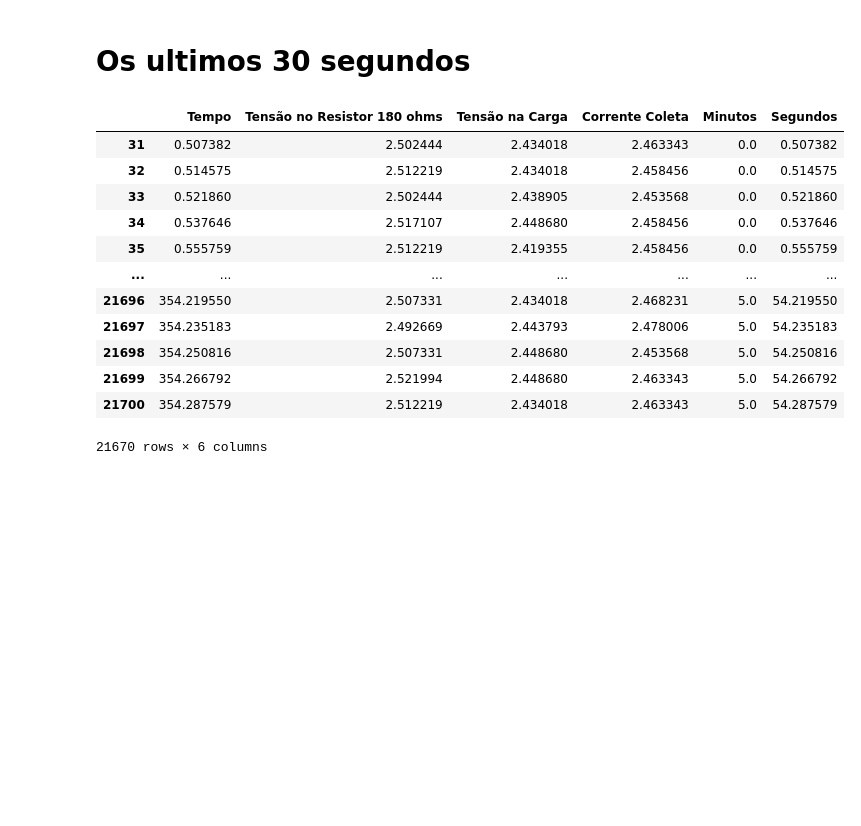
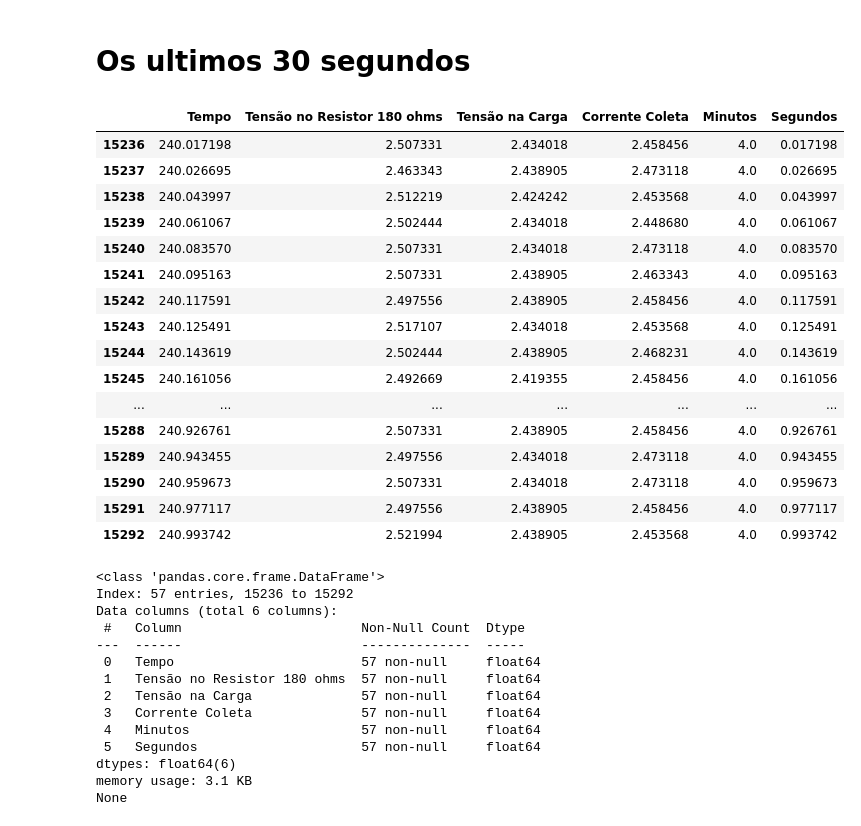
Before and after one commit to joaosnet/ArduinoSinaisEletricos, a Jupyter notebook: plot.ipynb, the cells around one changed output. Saved outputs shown, nothing was run; the diff lists cells and outputs as text; code cells hidden in the pictures; blank space fills up the shorter version.

```diff
--- a/plot.ipynb
+++ b/plot.ipynb
@@ -160,23 +255,42 @@ plt.show()
 # Os ultimos 30 segundos
 # %%
 # Selecionamos apenas os 30 ultimos segundos como tail do transiente
-amostras = df[df['Tempo'] > 0.5]
+amostras = df[(df['Minutos']>=4) & (df['Segundos'] >= 0) & (df['Minutos'] < 5) & (df['Segundos'] <= 1)] # Minutos	Segundos
 
 display(amostras)
+print(amostras.info())
 # %% [output]
 |  | Tempo | Tensão no Resistor 180 ohms | Tensão na Carga | Corrente Coleta | Minutos | Segundos |
-| 31 | 0.507382 | 2.502444 | 2.434018 | 2.463343 | 0.0 | 0.507382 |
-| 32 | 0.514575 | 2.512219 | 2.434018 | 2.458456 | 0.0 | 0.514575 |
-| 33 | 0.521860 | 2.502444 | 2.438905 | 2.453568 | 0.0 | 0.521860 |
-| 34 | 0.537646 | 2.517107 | 2.448680 | 2.458456 | 0.0 | 0.537646 |
-| 35 | 0.555759 | 2.512219 | 2.419355 | 2.458456 | 0.0 | 0.555759 |
+| 15236 | 240.017198 | 2.507331 | 2.434018 | 2.458456 | 4.0 | 0.017198 |
+| 15237 | 240.026695 | 2.463343 | 2.438905 | 2.473118 | 4.0 | 0.026695 |
+| 15238 | 240.043997 | 2.512219 | 2.424242 | 2.453568 | 4.0 | 0.043997 |
+| 15239 | 240.061067 | 2.502444 | 2.434018 | 2.448680 | 4.0 | 0.061067 |
+| 15240 | 240.083570 | 2.507331 | 2.434018 | 2.473118 | 4.0 | 0.083570 |
+| 15241 | 240.095163 | 2.507331 | 2.438905 | 2.463343 | 4.0 | 0.095163 |
+| 15242 | 240.117591 | 2.497556 | 2.438905 | 2.458456 | 4.0 | 0.117591 |
+| 15243 | 240.125491 | 2.517107 | 2.434018 | 2.453568 | 4.0 | 0.125491 |
+| 15244 | 240.143619 | 2.502444 | 2.438905 | 2.468231 | 4.0 | 0.143619 |
+| 15245 | 240.161056 | 2.492669 | 2.419355 | 2.458456 | 4.0 | 0.161056 |
 | ... | ... | ... | ... | ... | ... | ... |
-| 21696 | 354.219550 | 2.507331 | 2.434018 | 2.468231 | 5.0 | 54.219550 |
-| 21697 | 354.235183 | 2.492669 | 2.443793 | 2.478006 | 5.0 | 54.235183 |
-| 21698 | 354.250816 | 2.507331 | 2.448680 | 2.453568 | 5.0 | 54.250816 |
-| 21699 | 354.266792 | 2.521994 | 2.448680 | 2.463343 | 5.0 | 54.266792 |
-| 21700 | 354.287579 | 2.512219 | 2.434018 | 2.463343 | 5.0 | 54.287579 |
+| 15288 | 240.926761 | 2.507331 | 2.438905 | 2.458456 | 4.0 | 0.926761 |
+| 15289 | 240.943455 | 2.497556 | 2.434018 | 2.473118 | 4.0 | 0.943455 |
+| 15290 | 240.959673 | 2.507331 | 2.434018 | 2.473118 | 4.0 | 0.959673 |
+| 15291 | 240.977117 | 2.497556 | 2.438905 | 2.458456 | 4.0 | 0.977117 |
+| 15292 | 240.993742 | 2.521994 | 2.438905 | 2.453568 | 4.0 | 0.993742 |
-21670 rows × 6 columns
+<class 'pandas.core.frame.DataFrame'>
+Index: 57 entries, 15236 to 15292
+Data columns (total 6 columns):
+ #   Column                       Non-Null Count  Dtype
+---  ------                       --------------  -----
+ 0   Tempo                        57 non-null     float64
+ 1   Tensão no Resistor 180 ohms  57 non-null     float64
+ 2   Tensão na Carga              57 non-null     float64
+ 3   Corrente Coleta              57 non-null     float64
+ 4   Minutos                      57 non-null     float64
+ 5   Segundos                     57 non-null     float64
+dtypes: float64(6)
+memory usage: 3.1 KB
+None
 # %%
 plt.figure(figsize=(10, 10))
 
```
Also changed, not shown: parts of 8 cells of this notebook.
